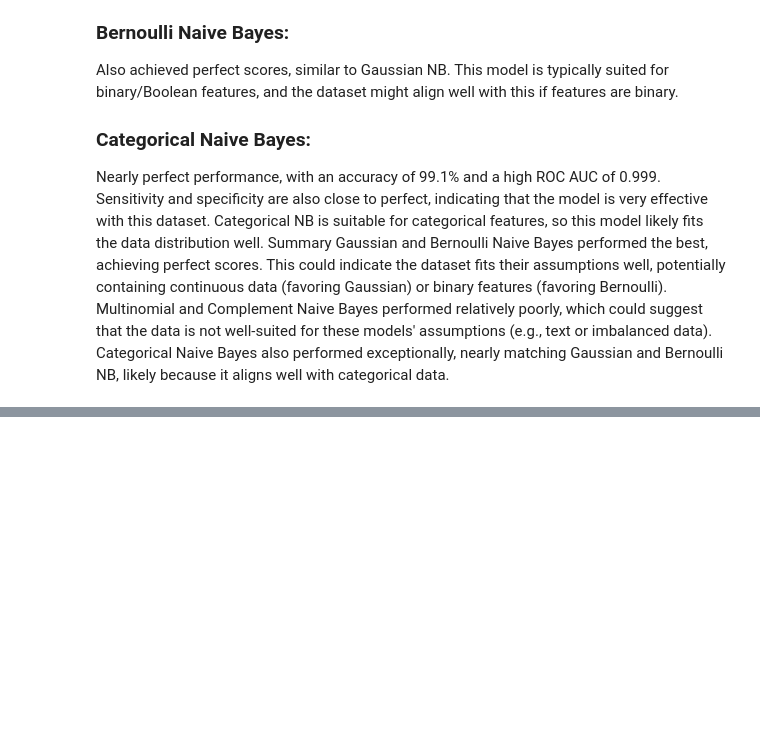
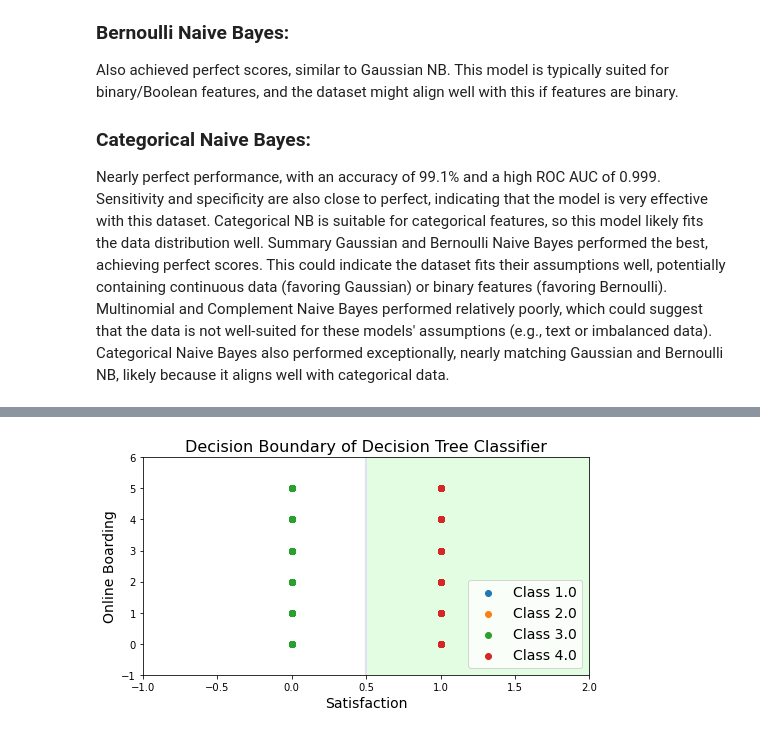
Before and after one commit to HWhr3000/F21DL_Coursework_grp2, a Jupyter notebook: notebooks/Anugraha_notebook.ipynb, the cells around one changed output, grey strips where cells are left out. Saved outputs shown, nothing was run; the diff lists cells and outputs as text; code cells hidden in the pictures; blank space fills up the shorter version.

```diff
--- a/notebooks/Anugraha_notebook.ipynb
+++ b/notebooks/Anugraha_notebook.ipynb
@@ -920,0 +972,37 @@ Categorical Naive Bayes also performed exceptionally, nearly matching Gaussian a
+# %%
+def plot_decision_boundary(clf, X, y, axes=None, legend=False, plot_training=True):
+    if axes is None:
+        axes = [X.iloc[:, 0].min() - 1, X.iloc[:, 0].max() + 1,
+                X.iloc[:, 1].min() - 1, X.iloc[:, 1].max() + 1]
+
+    x1s = np.linspace(axes[0], axes[1], 100)
+    x2s = np.linspace(axes[2], axes[3], 100)
+    x1, x2 = np.meshgrid(x1s, x2s)
+    X_new = np.c_[x1.ravel(), x2.ravel()]
+
+    # If you used One-Hot Encoding, adjust here
+    y_pred = clf.predict(X_new).reshape(x1.shape)
+    custom_cmap = ListedColormap(['#fafab0', '#9898ff', '#a0faa0'])
+    plt.contourf(x1, x2, y_pred, alpha=0.3, cmap=custom_cmap)
+
+    if plot_training:
+        # Adjust the plotting logic based on your classes
+        for class_label in np.unique(y):
+            plt.scatter(X.iloc[:, 0][y == class_label],
+                        X.iloc[:, 1][y == class_label],
+                        label=f'Class {class_label}')
+
+    plt.axis(axes)
+    plt.xlabel(selected_features[0], fontsize=14)
+    plt.ylabel(selected_features[1], fontsize=14)
+    if legend:
+        plt.legend(loc="lower right", fontsize=14)
+
+# Plotting the decision boundary
+plt.figure(figsize=(8, 4))
+plot_decision_boundary(tree_clf, X_encoded, y, legend=True)
+
+plt.title('Decision Boundary of Decision Tree Classifier', fontsize=16)
+plt.show()
+# %% [output]
+[figure, added]
```
Also changed, not shown: parts of 4 cells of this notebook.
